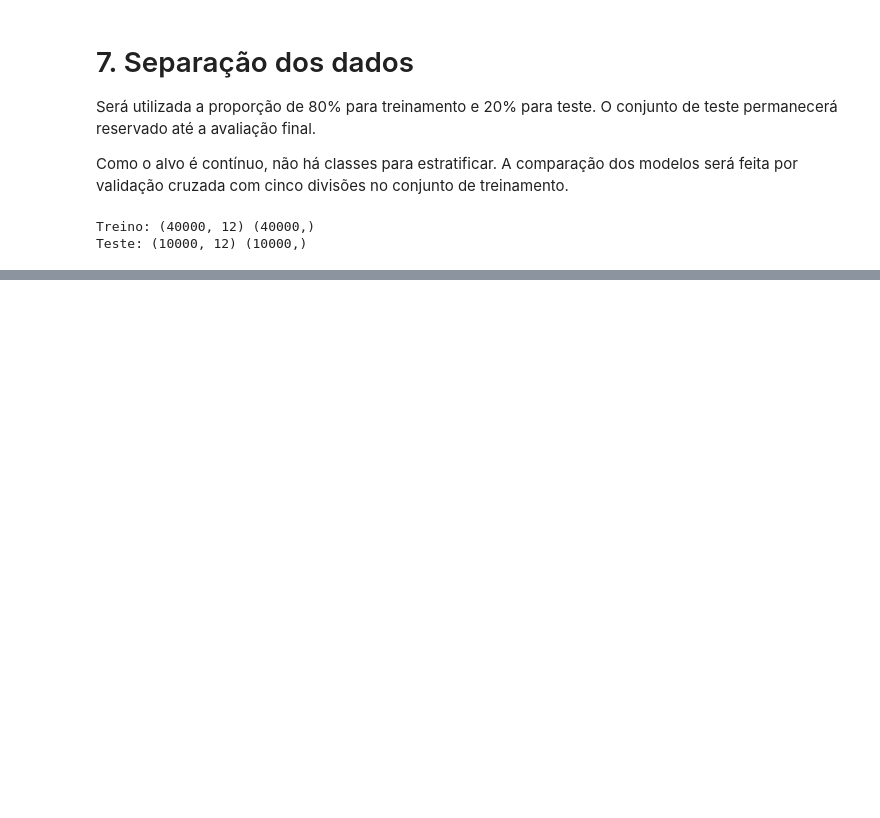
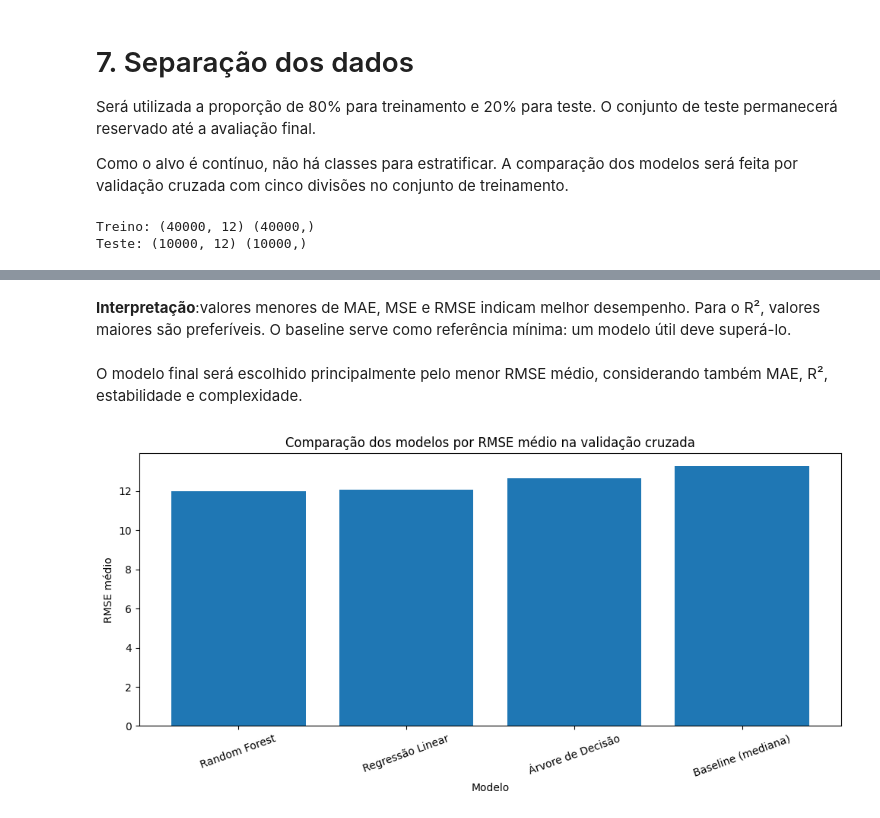
Before and after one commit to thaynagoncalves/projeto-final-IA, a Jupyter notebook: ProjetoFInal_IA.ipynb, the cells around one changed output, grey strips where cells are left out. Drawn from its saved outputs; the diff is of its cells as text; code cells hidden in the pictures; blank space fills up the shorter version.

```diff
--- a/ProjetoFInal_IA.ipynb
+++ b/ProjetoFInal_IA.ipynb
@@ -614,0 +641,28 @@ Teste: (10000, 12) (10000,)
+# %%
+modelos = {
+    "Baseline (mediana)": DummyRegressor(strategy="median"),
+    "Regressão Linear": LinearRegression(),
+    "Árvore de Decisão": DecisionTreeRegressor(
+        max_depth=12,
+        min_samples_leaf=5,
+        random_state=RANDOM_STATE
+    ),
+    "Random Forest": RandomForestRegressor(
+        n_estimators=150,
+        max_depth=None,
+        min_samples_leaf=2,
+        random_state=RANDOM_STATE,
+        n_jobs=-1
+    )
+}
+
+pipelines = {
+    nome: Pipeline(steps=[
+        ("preprocessamento", preprocessador),
+        ("modelo", modelo)
+    ])
+    for nome, modelo in modelos.items()
+}
+
+for nome, pipeline in pipelines.items():
+    print(nome, "->", pipeline.named_steps["modelo"])
@@ -614,0 +741,15 @@ Teste: (10000, 12) (10000,)
+# %% [markdown]
+**Interpretação**:valores menores de MAE, MSE e RMSE indicam melhor desempenho. Para o R², valores maiores são preferíveis. O baseline serve como referência mínima: um modelo útil deve superá-lo.
+# %% [markdown]
+O modelo final será escolhido principalmente pelo menor RMSE médio, considerando também MAE, R², estabilidade e complexidade.
+# %%
+fig, ax = plt.subplots(figsize=(10, 5))
+ax.bar(comparacao_cv["Modelo"], comparacao_cv["RMSE médio (CV)"])
+ax.set_title("Comparação dos modelos por RMSE médio na validação cruzada")
+ax.set_ylabel("RMSE médio")
+ax.set_xlabel("Modelo")
+plt.xticks(rotation=20)
+plt.tight_layout()
+plt.show()
+# %% [output]
+[figure, added]
```
Also changed, not shown: parts of 21 cells of this notebook.
